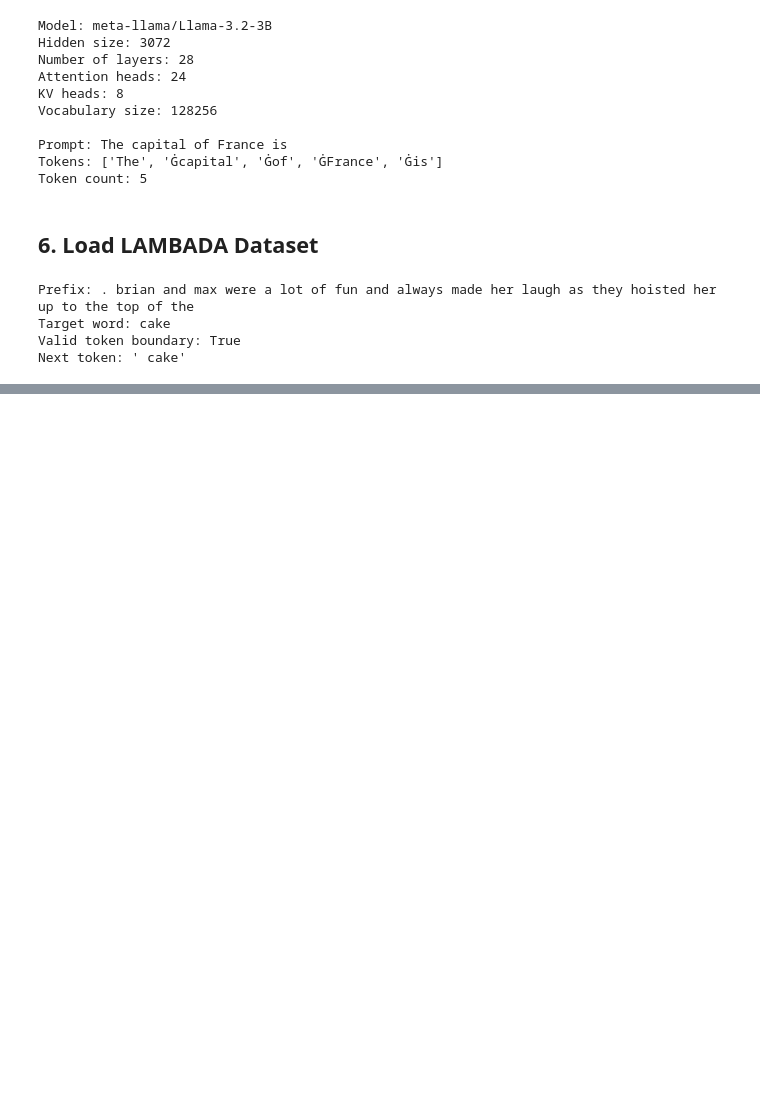
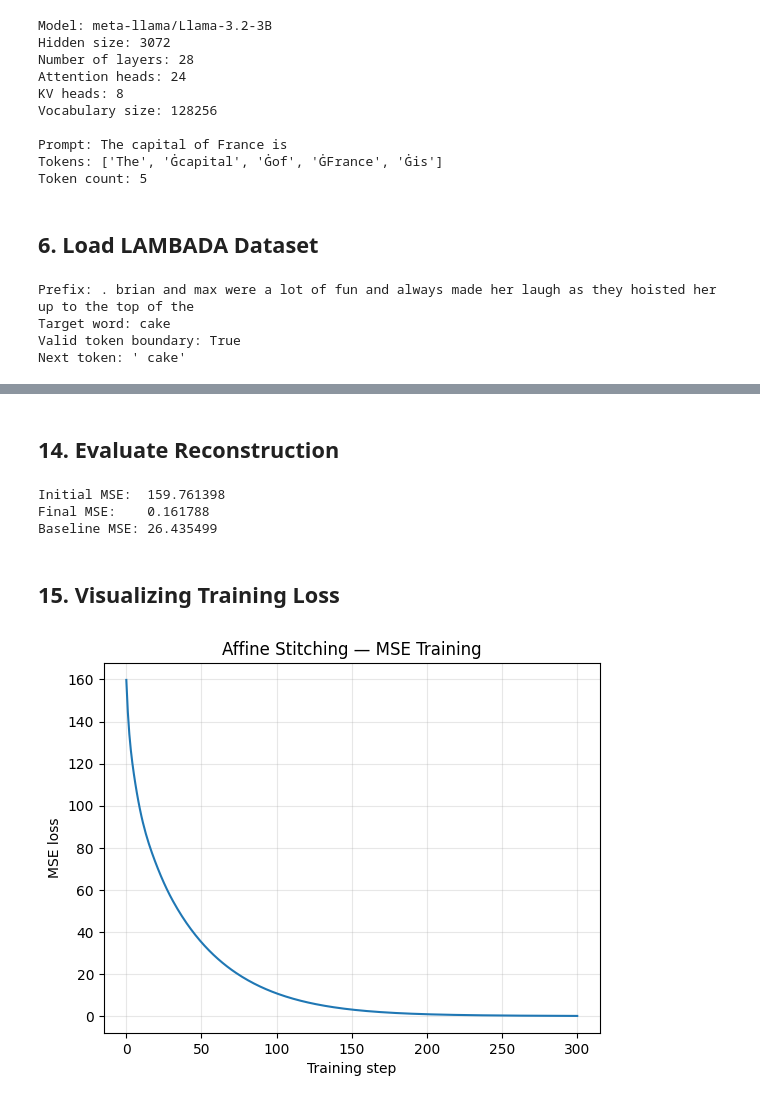
Before and after one commit to edwin-a14/coms-4705-project-cross-model-stitching, a Jupyter notebook: notebooks/smoke-test.ipynb, the cells around one changed output, grey strips where cells are left out. Drawn from its saved outputs; the diff is of its cells as text; code cells hidden in the pictures; blank space fills up the shorter version.

```diff
--- a/notebooks/smoke-test.ipynb
+++ b/notebooks/smoke-test.ipynb
@@ -40,7 +45,9 @@ Drive already mounted at /content/drive; to attempt to forcibly remount, call dr
 # %%
 import os
 
-os.chdir('/content/drive/MyDrive/coms-4705-project')
+DRIVE_PROJECT_DIR = '/content/drive/MyDrive/coms-4705-project'
+
+os.chdir(DRIVE_PROJECT_DIR)
 print(f'Working directory set to: {os.getcwd()}')
 
 files = os.listdir('.')
@@ -206,0 +636,27 @@ Next token: ' cake'
+# %%
+
+optimizer = torch.optim.Adam(
+    stitch.parameters(),
+    lr=1e-3
+)
+
+losses = []
+
+stitch.train()
+
+for step in range(301):
+    # Forward pass: Llama -> predicted Qwen representation
+    predicted = stitch(X)
+
+    # Compare against actual Qwen representations
+    loss = F.mse_loss(predicted, Y)
+
+    # Backpropagation
+    optimizer.zero_grad()
+    loss.backward()
+    optimizer.step()
+
+    losses.append(loss.item())
+
+    if step % 50 == 0:
+        print(f"Step {step:3d} | MSE: {loss.item():.6f}")
@@ -206,0 +671,41 @@ Next token: ' cake'
+# %% [markdown]
+## 14. Evaluate Reconstruction
+# %%
+
+stitch.eval()
+
+with torch.no_grad():
+    predicted = stitch(X)
+
+    final_mse = F.mse_loss(predicted, Y).item()
+
+    # Baseline: predict the same mean Qwen activation
+    # regardless of which Llama activation is provided
+    mean_qwen = Y.mean(dim=0, keepdim=True)
+    baseline_mse = F.mse_loss(
+        mean_qwen.expand_as(Y), Y
+    ).item()
+
+print(f"Initial MSE:  {losses[0]:.6f}")
+print(f"Final MSE:    {final_mse:.6f}")
+print(f"Baseline MSE: {baseline_mse:.6f}")
+
+assert final_mse < losses[0], "Training did not reduce MSE"
+# %% [output]
+Initial MSE:  159.761398
+Final MSE:    0.161788
+Baseline MSE: 26.435499
+# %% [markdown]
+## 15. Visualizing Training Loss
+# %%
+
+import matplotlib.pyplot as plt
+
+plt.plot(losses)
+plt.xlabel("Training step")
+plt.ylabel("MSE loss")
+plt.title("Affine Stitching — MSE Training")
+plt.grid(alpha=0.3)
+plt.show()
+# %% [output]
+[figure, added]
```
Also changed, not shown: parts of 35 cells of this notebook.
